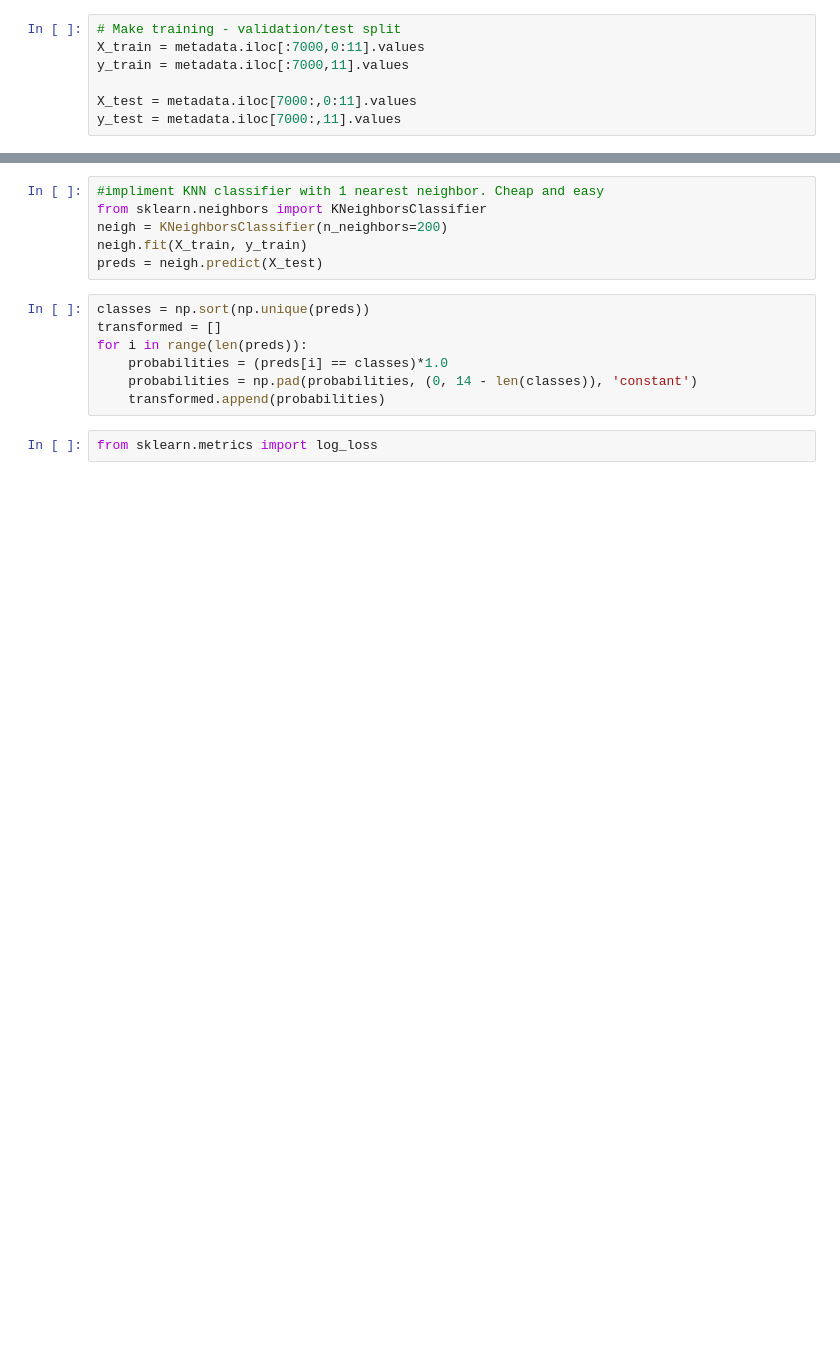
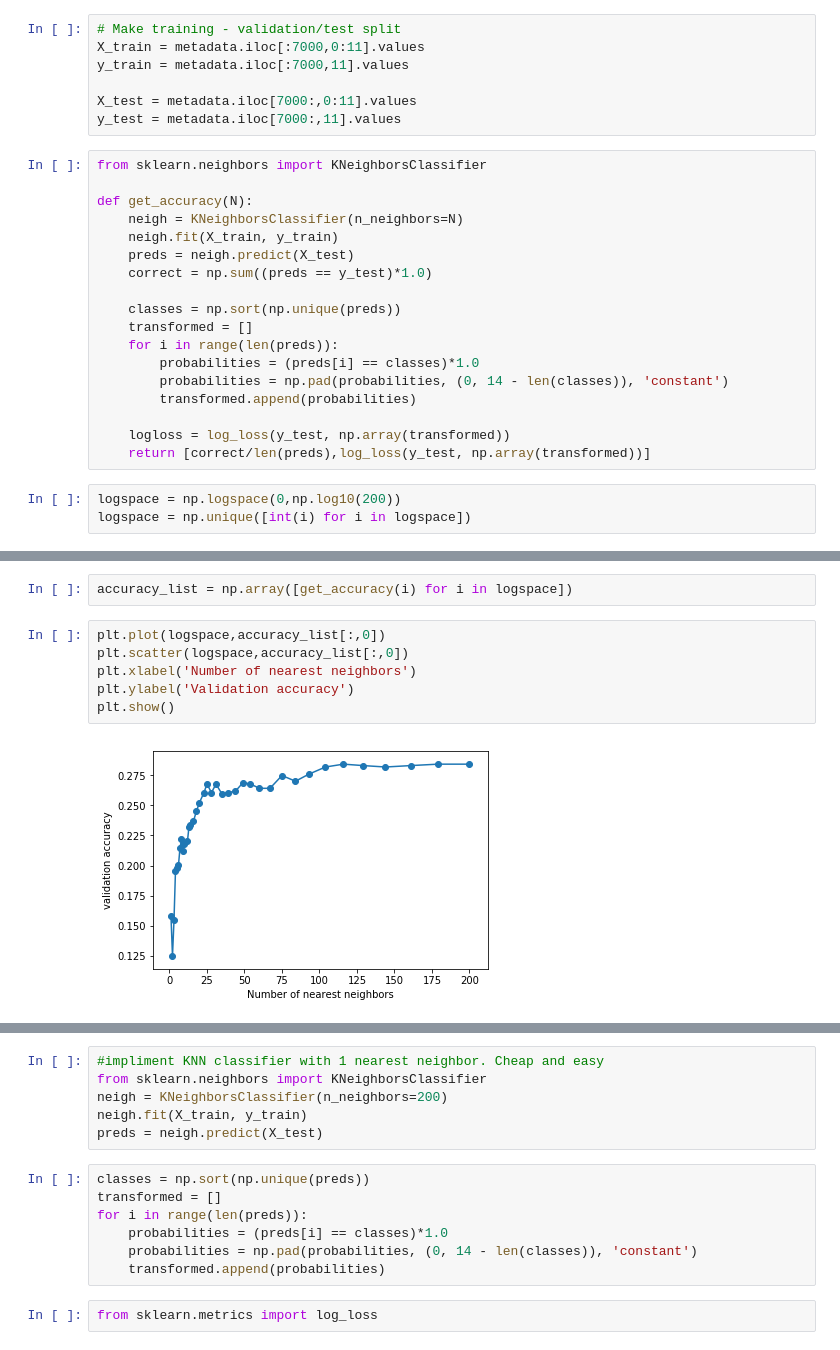
Before and after one commit to neerajkulk/ml_finalproj, a Jupyter notebook: neeraj_baseline.ipynb, the cells around one changed output, grey strips where cells are left out. Drawn from its saved outputs; the diff is of its cells as text; blank space fills up the shorter version.

```diff
--- a/neeraj_baseline.ipynb
+++ b/neeraj_baseline.ipynb
@@ -35,3 +35,24 @@ y_train = metadata.iloc[:7000,11].values
 
 X_test = metadata.iloc[7000:,0:11].values
 y_test = metadata.iloc[7000:,11].values
+# %%
+from sklearn.neighbors import KNeighborsClassifier
+
+def get_accuracy(N):
+    neigh = KNeighborsClassifier(n_neighbors=N)
+    neigh.fit(X_train, y_train)
+    preds = neigh.predict(X_test)
+    correct = np.sum((preds == y_test)*1.0)
+
+    classes = np.sort(np.unique(preds))
+    transformed = []
+    for i in range(len(preds)):
+        probabilities = (preds[i] == classes)*1.0
+        probabilities = np.pad(probabilities, (0, 14 - len(classes)), 'constant')
+        transformed.append(probabilities)
+
+    logloss = log_loss(y_test, np.array(transformed))
+    return [correct/len(preds),log_loss(y_test, np.array(transformed))]
+# %%
+logspace = np.logspace(0,np.log10(200))
+logspace = np.unique([int(i) for i in logspace])
@@ -37,0 +64,10 @@ y_test = metadata.iloc[7000:,11].values
+# %%
+accuracy_list = np.array([get_accuracy(i) for i in logspace])
+# %%
+plt.plot(logspace,accuracy_list[:,0])
+plt.scatter(logspace,accuracy_list[:,0])
+plt.xlabel('Number of nearest neighbors')
+plt.ylabel('Validation accuracy')
+plt.show()
+# %% [output]
+[figure, added]
```
Also changed, not shown: parts of 8 cells of this notebook.
